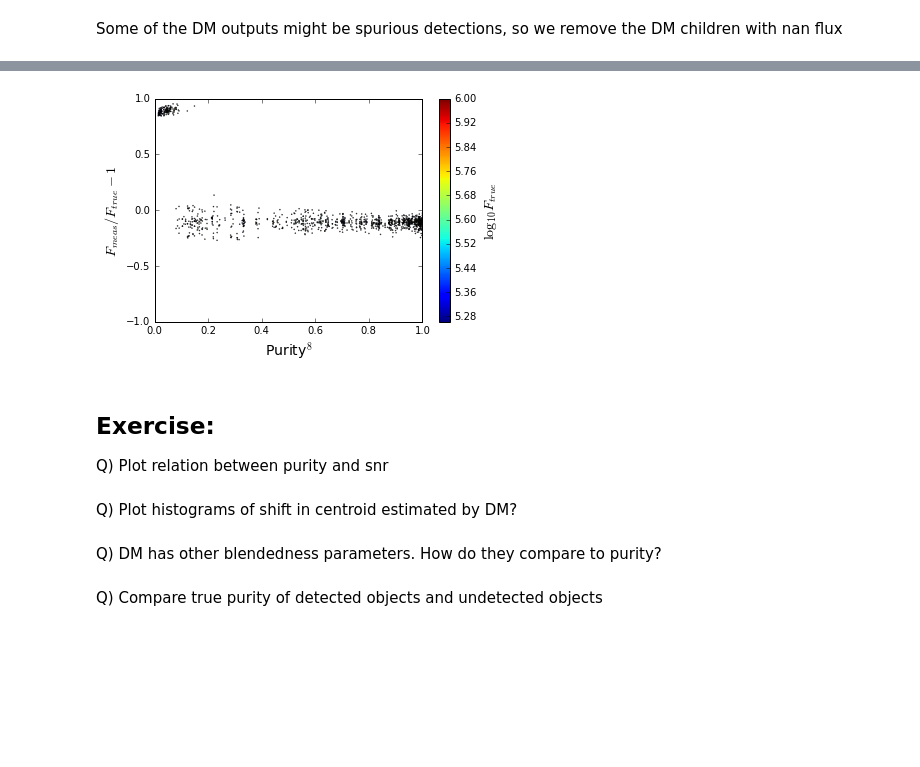
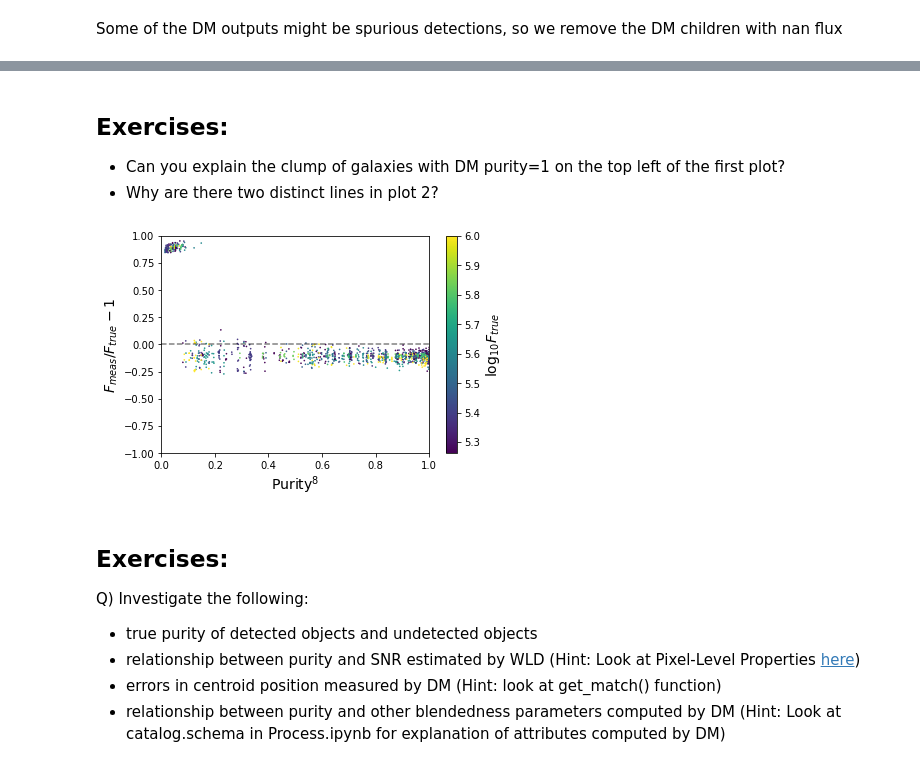
Before and after one commit to LSSTDESC/Blending_tutorial, a Jupyter notebook: Two_galaxy_blends_catalog.ipynb, the cells around one changed output, grey strips where cells are left out. Saved outputs shown, nothing was run; the diff lists cells and outputs as text; code cells hidden in the pictures; blank space fills up the shorter version.

```diff
--- a/Two_galaxy_blends_catalog.ipynb
+++ b/Two_galaxy_blends_catalog.ipynb
@@ -32,3 +32,0 @@ add image of one distinct galaxy pair stamps
-# %%
-data_dir = "/global/projecta/projectdirs/lsst/groups/WL/projects/wl-btf/two_gal_blend_data/"
-data_dir = "data/"
@@ -35,7 +48,7 @@ data_dir = "data/"
 # %%
 # Read the output from WLD
-wl_out = Table.read(data_dir + 'mock_gal_pairs_wldeb.fits',
-                    format= 'fits', hdu=1)
+wld_out = Table.read(data_dir + 'mock_gal_pairs_wldeb.fits',
+                     format= 'fits', hdu=1)
 # %%
 # Read in the output from DM
 dm_all = Table.read(data_dir + 'mock_gal_pairs_dm.fits',
@@ -137,22 +141,24 @@ def get_match(tru_cat, det_cat,
     match to the detected catalog centers within the tolerance
     limit.
     """
+    # Get x and y coordinates of WLD catalog objects
     z1 = np.zeros((len(tru_cat),2))
     z1[:,0] = np.array(tru_cat['dx']/0.2 + (im_shape[1]-1)/2.)
     z1[:,1] = np.array(tru_cat['dy']/0.2 + (im_shape[0]-1)/2.)
     z1_tree = spatial.KDTree(z1)
+    # Get x and y coordinates of DM output catalog objects
     z2 = np.zeros((len(det_cat),2))
     z2[:,0] = det_cat['base_GaussianCentroid_x']
     z2[:,1] = det_cat['base_GaussianCentroid_y']
     match = z1_tree.query(z2, distance_upper_bound=tolerance)
     return match
 
-match = get_match(wl_out, dm_out,dm_image.shape)
+match = get_match(wld_out, dm_out,dm_image.shape)
 # %% [markdown]
 Some of the DM outputs might be spurious detections, so we remove the DM children with nan flux
 # %%
 select_dm, = np.where((~np.isinf(match[0])) &(~np.isnan(dm_out["base_SdssShape_flux"])))
-select_wldeb = match[1][select_dm]
+select_wld = match[1][select_dm]
 match_dm = match[1][~np.isinf(match[0])]
-#print (f"Number of detected children is {len(dm_out)} out of {len(wl_out)} simulated galaxies")
-#print (f"Number of true matched detections is {len(select_dm)}")
+print (f"Number of detected children is {len(dm_out)} out of {len(wld_out)} simulated galaxies")
+print (f"Number of true matched detections is {len(select_dm)}")
@@ -195,22 +206,25 @@ plt.xlabel("True grp_size")
+# %% [markdown]
+## Exercises:
+- Can you explain the clump of galaxies with DM purity=1 on the top left of the first plot?
+- Why are there two distinct lines in plot 2?
 # %%
-d_flux = ( dm_out['base_SdssShape_flux'][select_dm] - wl_out['flux'][select_wldeb]) / wl_out['flux'][select_wldeb]
-plt.scatter(wl_out['purity'][select_wldeb]**8,d_flux,
-            c=np.log10(wl_out['flux'][select_wldeb]),
-            vmax=6, s=0.2)
+d_flux = ( dm_out['base_SdssShape_flux'][select_dm] - wld_out['flux'][select_wld]) / wld_out['flux'][select_wld]
+plt.scatter(wld_out['purity'][select_wld]**8,d_flux,
+            c=np.log10(wld_out['flux'][select_wld]),
+            vmax=6, s=0.4)
 plt.ylim(-1,1)
 plt.xlim(0,1)
+plt.axhline(0, linestyle='--', c='k', alpha=0.5)
 cbar = plt.colorbar()
 cbar.set_label(label='$\log_{10}{F_{true}}$',size=14)
 plt.xlabel('Purity$^{8}$',fontsize=14)
 plt.ylabel('$F_{meas}/F_{true}-1$',fontsize=14);
 # %% [output]
-[figure, old version]
+[figure, new version]
-# %% [markdown]
-## Exercise:
-Q) Plot relation between purity and snr
-# %% [markdown]
-Q) Plot histograms of shift in centroid estimated by DM?
-# %% [markdown]
-Q) DM has other blendedness parameters. How do they compare to purity?
-# %% [markdown]
-Q) Compare true purity of detected objects and undetected objects
+# %% [markdown]
+## Exercises:
+Q) Investigate the following:
+- true purity of detected objects and undetected objects
+- relationship between purity and SNR estimated by WLD (Hint: Look at Pixel-Level Properties [here](http://weaklensingdeblending.readthedocs.io/en/latest/output.html#analysis-results))
+- errors in centroid position measured by DM (Hint: look at get_match() function)
+- relationship between purity and other blendedness parameters computed by DM (Hint: Look at catalog.schema in Process.ipynb for explanation of attributes computed by DM)
```
Also changed, not shown: parts of 17 cells of this notebook.
